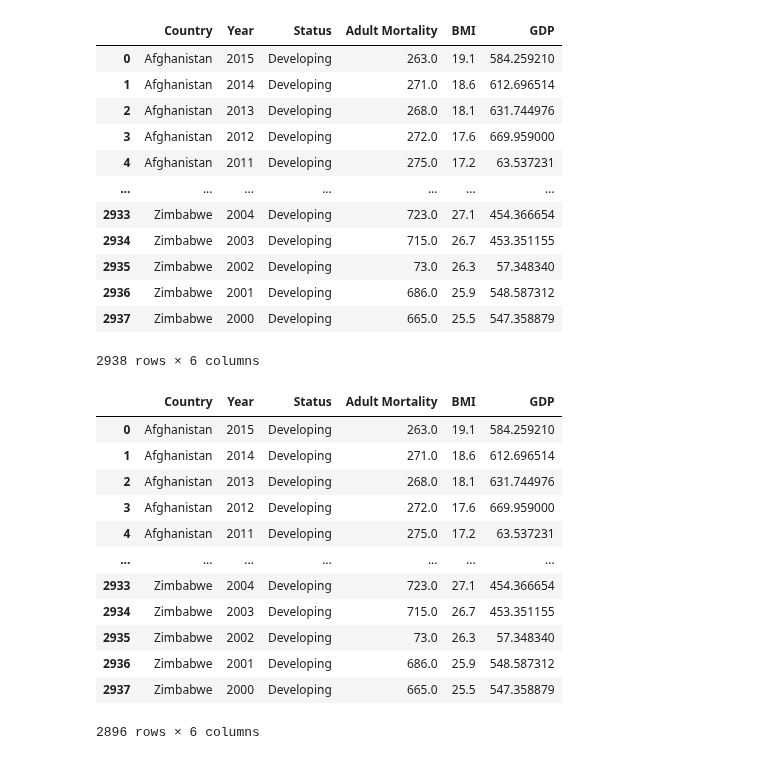
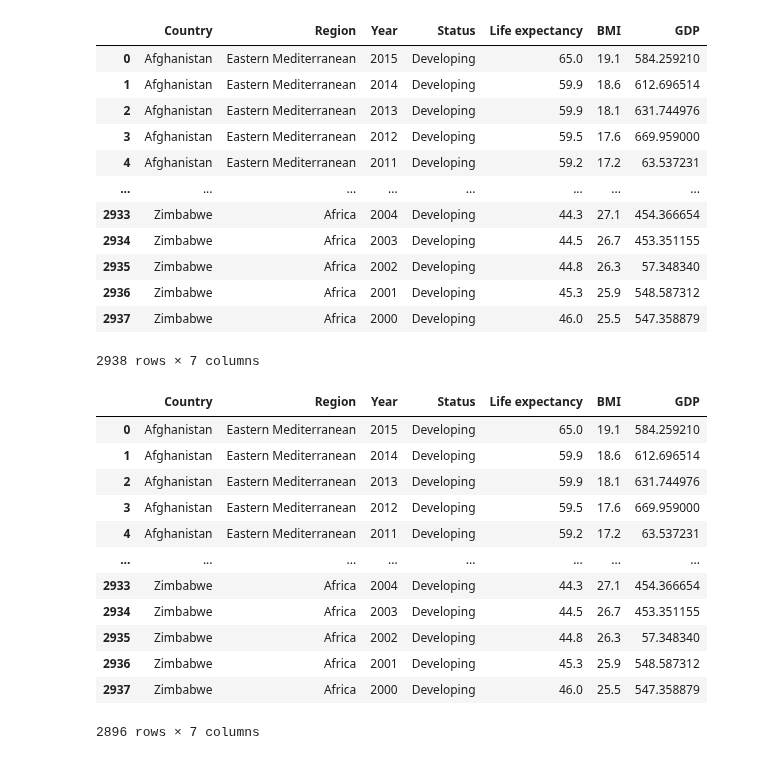
Before and after one commit to jaryan77/TeamTitans_Project_1, a Jupyter notebook: summer_life.ipynb, the cells around one changed output. Saved outputs shown, nothing was run; the diff lists cells and outputs as text; code cells hidden in the pictures.

```diff
--- a/summer_life.ipynb
+++ b/summer_life.ipynb
@@ -6,9 +6,7 @@ import matplotlib.pyplot as plt
 import numpy as np
 # %%
 #Read in csv file
-# region_path = "Resources/region.csv"
-# region = pd.read_csv(region_path)
-life_path = "Resources/Life Expectancy Data.csv"
-life = pd.read_csv(life_path)
-life
+region_path = "Resources/region.csv"
+region = pd.read_csv(region_path)
+region
 # %% [output]
@@ -33,37 +49,38 @@ life.merge()
 # %%
 #Subset data for analyzing adult mortality vs BMI
 #country, year, status, adult mortality, BMI, GDP
-life_df = life[["Country", "Year", "Status", "Adult Mortality", "BMI", "GDP"]]
-life_df
+life_exp_df = region[["Country", "Region" ,"Year", "Status", "Life expectancy", "BMI", "GDP"]]
+life_exp_df
 # %% [output]
-|  | Country | Year | Status | Adult Mortality | BMI | GDP |
-| 0 | Afghanistan | 2015 | Developing | 263.0 | 19.1 | 584.259210 |
-| 1 | Afghanistan | 2014 | Developing | 271.0 | 18.6 | 612.696514 |
-| 2 | Afghanistan | 2013 | Developing | 268.0 | 18.1 | 631.744976 |
-| 3 | Afghanistan | 2012 | Developing | 272.0 | 17.6 | 669.959000 |
-| 4 | Afghanistan | 2011 | Developing | 275.0 | 17.2 | 63.537231 |
-| ... | ... | ... | ... | ... | ... | ... |
-| 2933 | Zimbabwe | 2004 | Developing | 723.0 | 27.1 | 454.366654 |
-| 2934 | Zimbabwe | 2003 | Developing | 715.0 | 26.7 | 453.351155 |
-| 2935 | Zimbabwe | 2002 | Developing | 73.0 | 26.3 | 57.348340 |
-| 2936 | Zimbabwe | 2001 | Developing | 686.0 | 25.9 | 548.587312 |
-| 2937 | Zimbabwe | 2000 | Developing | 665.0 | 25.5 | 547.358879 |
+|  | Country | Region | Year | Status | Life expectancy | BMI | GDP |
+| 0 | Afghanistan | Eastern Mediterranean | 2015 | Developing | 65.0 | 19.1 | 584.259210 |
+| 1 | Afghanistan | Eastern Mediterranean | 2014 | Developing | 59.9 | 18.6 | 612.696514 |
+| 2 | Afghanistan | Eastern Mediterranean | 2013 | Developing | 59.9 | 18.1 | 631.744976 |
+| 3 | Afghanistan | Eastern Mediterranean | 2012 | Developing | 59.5 | 17.6 | 669.959000 |
+| 4 | Afghanistan | Eastern Mediterranean | 2011 | Developing | 59.2 | 17.2 | 63.537231 |
+| ... | ... | ... | ... | ... | ... | ... | ... |
+| 2933 | Zimbabwe | Africa | 2004 | Developing | 44.3 | 27.1 | 454.366654 |
+| 2934 | Zimbabwe | Africa | 2003 | Developing | 44.5 | 26.7 | 453.351155 |
+| 2935 | Zimbabwe | Africa | 2002 | Developing | 44.8 | 26.3 | 57.348340 |
+| 2936 | Zimbabwe | Africa | 2001 | Developing | 45.3 | 25.9 | 548.587312 |
+| 2937 | Zimbabwe | Africa | 2000 | Developing | 46.0 | 25.5 | 547.358879 |
-2938 rows × 6 columns
+2938 rows × 7 columns
 # %%
 # Clean df for BMI vs Adult Mortality (may include 3rd dimension later on in this section)
-df = life_df.dropna(axis=0, subset=['BMI', 'Adult Mortality'])
-df
+life_df = life_exp_df.dropna(axis=0, subset=['BMI', 'Life expectancy'])
+life_df
+#find missing countries
 # %% [output]
-|  | Country | Year | Status | Adult Mortality | BMI | GDP |
-| 0 | Afghanistan | 2015 | Developing | 263.0 | 19.1 | 584.259210 |
-| 1 | Afghanistan | 2014 | Developing | 271.0 | 18.6 | 612.696514 |
-| 2 | Afghanistan | 2013 | Developing | 268.0 | 18.1 | 631.744976 |
-| 3 | Afghanistan | 2012 | Developing | 272.0 | 17.6 | 669.959000 |
-| 4 | Afghanistan | 2011 | Developing | 275.0 | 17.2 | 63.537231 |
-| ... | ... | ... | ... | ... | ... | ... |
-| 2933 | Zimbabwe | 2004 | Developing | 723.0 | 27.1 | 454.366654 |
-| 2934 | Zimbabwe | 2003 | Developing | 715.0 | 26.7 | 453.351155 |
-| 2935 | Zimbabwe | 2002 | Developing | 73.0 | 26.3 | 57.348340 |
-| 2936 | Zimbabwe | 2001 | Developing | 686.0 | 25.9 | 548.587312 |
-| 2937 | Zimbabwe | 2000 | Developing | 665.0 | 25.5 | 547.358879 |
+|  | Country | Region | Year | Status | Life expectancy | BMI | GDP |
+| 0 | Afghanistan | Eastern Mediterranean | 2015 | Developing | 65.0 | 19.1 | 584.259210 |
+| 1 | Afghanistan | Eastern Mediterranean | 2014 | Developing | 59.9 | 18.6 | 612.696514 |
+| 2 | Afghanistan | Eastern Mediterranean | 2013 | Developing | 59.9 | 18.1 | 631.744976 |
+| 3 | Afghanistan | Eastern Mediterranean | 2012 | Developing | 59.5 | 17.6 | 669.959000 |
+| 4 | Afghanistan | Eastern Mediterranean | 2011 | Developing | 59.2 | 17.2 | 63.537231 |
+| ... | ... | ... | ... | ... | ... | ... | ... |
+| 2933 | Zimbabwe | Africa | 2004 | Developing | 44.3 | 27.1 | 454.366654 |
+| 2934 | Zimbabwe | Africa | 2003 | Developing | 44.5 | 26.7 | 453.351155 |
+| 2935 | Zimbabwe | Africa | 2002 | Developing | 44.8 | 26.3 | 57.348340 |
+| 2936 | Zimbabwe | Africa | 2001 | Developing | 45.3 | 25.9 | 548.587312 |
+| 2937 | Zimbabwe | Africa | 2000 | Developing | 46.0 | 25.5 | 547.358879 |
-2896 rows × 6 columns
+2896 rows × 7 columns
```
Also changed, not shown: parts of 13 cells of this notebook.
